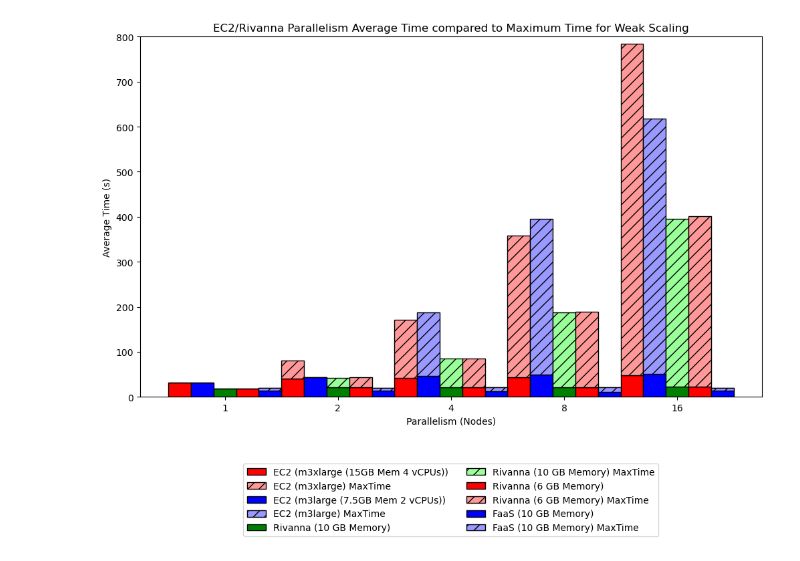
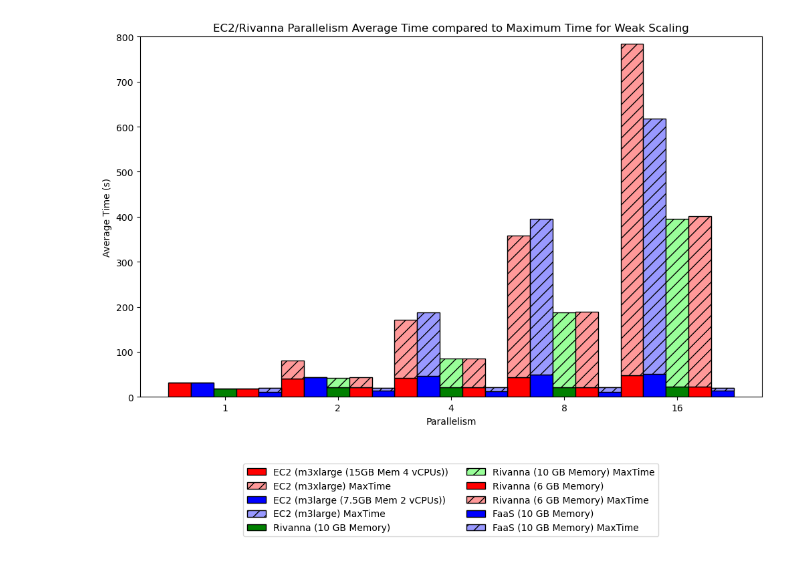
Before and after one commit to mstaylor/cylon, a Jupyter notebook: target/aws/scripts/notebooks/Join_Weak_Scaling_quals.ipynb, the cells around one changed output. Drawn from its saved outputs; the diff is of its cells as text; code cells hidden in the pictures.

```diff
--- a/target/aws/scripts/notebooks/Join_Weak_Scaling_quals.ipynb
+++ b/target/aws/scripts/notebooks/Join_Weak_Scaling_quals.ipynb
@@ -233,35 +237,35 @@ plt.bar(br1, np.subtract(m3xlarge_maxtime, m3xlarge), width=barWidth, bottom=m3x
 plt.bar(br2, m3large, width=barWidth, color=base_colors[1], edgecolor='black', label='EC2 (m3large (7.5GB Mem 2 vCPUs))')
 plt.bar(br2, np.subtract(m3large_maxtime, m3large), width=barWidth, bottom=m3large,
         color=max_colors[1], edgecolor='black', hatch='//', label='EC2 (m3large) MaxTime')
 
 plt.bar(br3, rivanna_10GB, width=barWidth, color=base_colors[2], edgecolor='black', label='Rivanna (10 GB Memory)')
 plt.bar(br3, np.subtract(rivanna_10_maxtime, rivanna_10GB), width=barWidth, bottom=rivanna_10GB,
         color=max_colors[2], edgecolor='black', hatch='//', label='Rivanna (10 GB Memory) MaxTime')
 
 plt.bar(br4, rivanna_6GB, width=barWidth, color=base_colors[0], edgecolor='black', label='Rivanna (6 GB Memory)')
 plt.bar(br4, np.subtract(rivanna_6_maxtime, rivanna_6GB), width=barWidth, bottom=rivanna_6GB,
         color=max_colors[0], edgecolor='black', hatch='//', label='Rivanna (6 GB Memory) MaxTime')
 
 plt.bar(br5, lambda_10GB, width=barWidth, color=base_colors[1], edgecolor='black', label='FaaS (10 GB Memory)')
 plt.bar(br5, np.subtract(lambda_10_maxtime, lambda_10GB), width=barWidth, bottom=lambda_10GB,
         color=max_colors[1], edgecolor='black', hatch='//', label='FaaS (10 GB Memory) MaxTime')
 
 # Customize the chart
 plt.ylim(0, 800)
 plt.xticks([r + 2*barWidth for r in range(len(world_size))], world_size)
 
 # Add labels and title
-plt.xlabel('Parallelism (Nodes)')
+plt.xlabel('Parallelism')
 plt.ylabel('Average Time (s)')
 plt.title('EC2/Rivanna Parallelism Average Time compared to Maximum Time for Weak Scaling')
 
 # Add a legend
 plt.legend(loc="lower center", bbox_to_anchor=(0.5, -0.4), ncol=2)
 
 # Display the chart
 plt.show()
 # %% [output]
-[figure, old version]
+[figure, new version]
 # %%
 import matplotlib.pyplot as plt
 import numpy as np
```
Also changed, not shown: parts of 7 cells of this notebook, 2 other files.
